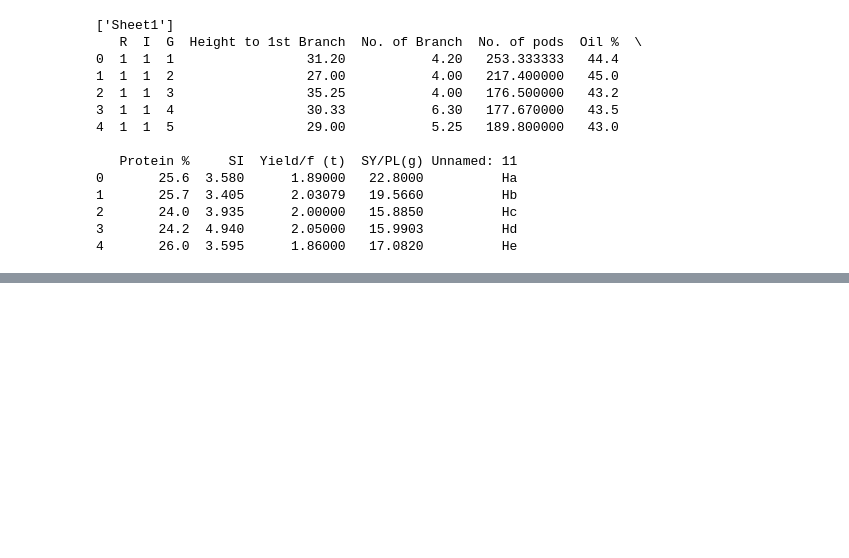
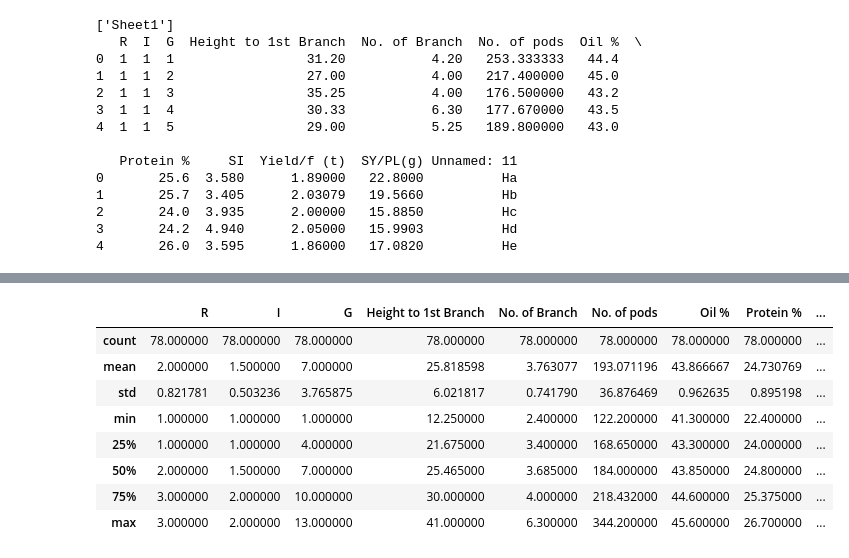
Before and after one commit to mayarswilam/data-analysis-projects, a Jupyter notebook: notebookbd9ecc5cf1.ipynb, the cells around one changed output, grey strips where cells are left out. Saved outputs shown, nothing was run; the diff lists cells and outputs as text; code cells hidden in the pictures; blank space fills up the shorter version.

```diff
--- a/notebookbd9ecc5cf1.ipynb
+++ b/notebookbd9ecc5cf1.ipynb
@@ -267,0 +86,12 @@ R^2 Score: 0.6274289255916281
+# %%
+df.describe()
+# %% [output]
+|  | R | I | G | Height to 1st Branch | No. of Branch | No. of pods | Oil % | Protein % | ... |
+| count | 78.000000 | 78.000000 | 78.000000 | 78.000000 | 78.000000 | 78.000000 | 78.000000 | 78.000000 | ... |
+| mean | 2.000000 | 1.500000 | 7.000000 | 25.818598 | 3.763077 | 193.071196 | 43.866667 | 24.730769 | ... |
+| std | 0.821781 | 0.503236 | 3.765875 | 6.021817 | 0.741790 | 36.876469 | 0.962635 | 0.895198 | ... |
+| min | 1.000000 | 1.000000 | 1.000000 | 12.250000 | 2.400000 | 122.200000 | 41.300000 | 22.400000 | ... |
+| 25% | 1.000000 | 1.000000 | 4.000000 | 21.675000 | 3.400000 | 168.650000 | 43.300000 | 24.000000 | ... |
+| 50% | 2.000000 | 1.500000 | 7.000000 | 25.465000 | 3.685000 | 184.000000 | 43.850000 | 24.800000 | ... |
+| 75% | 3.000000 | 2.000000 | 10.000000 | 30.000000 | 4.000000 | 218.432000 | 44.600000 | 25.375000 | ... |
+| max | 3.000000 | 2.000000 | 13.000000 | 41.000000 | 6.300000 | 344.200000 | 45.600000 | 26.700000 | ... |
```
Also changed, not shown: parts of 13 cells of this notebook.
